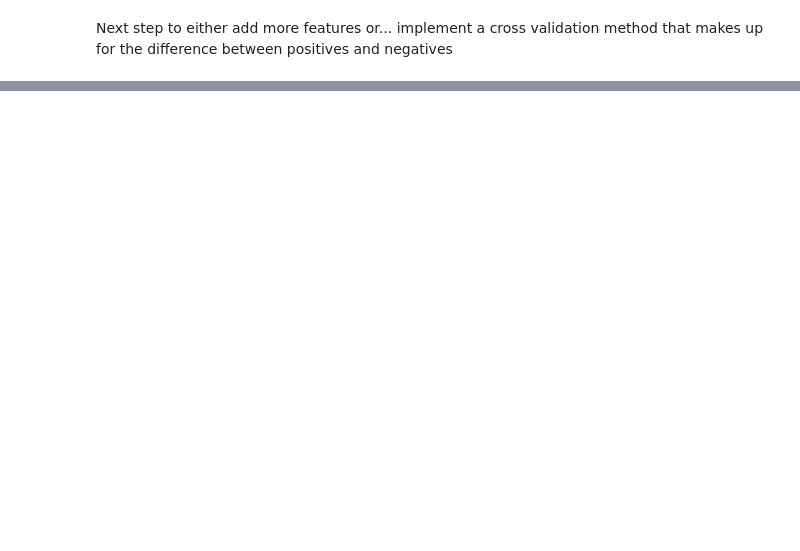
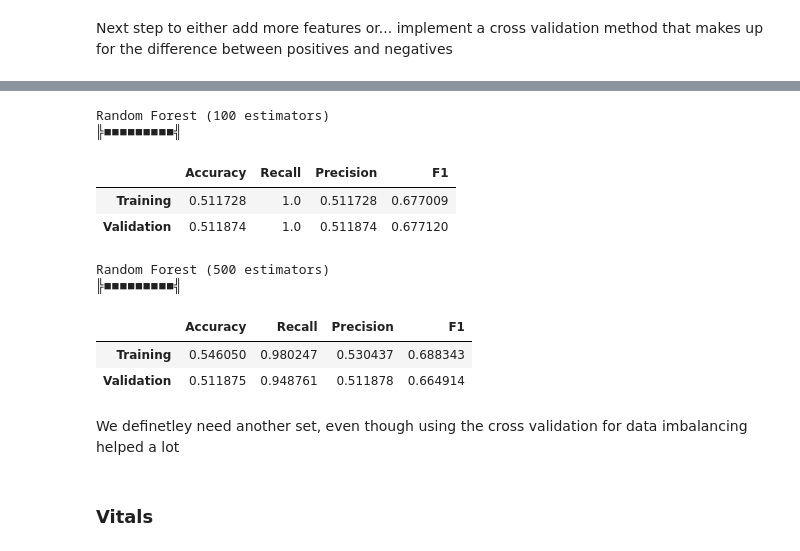
Before and after one commit to Sir-Slade/covid_prediction_project, a Jupyter notebook: PredictorExperiments.ipynb, the cells around one changed output, grey strips where cells are left out. Drawn from its saved outputs; the diff is of its cells as text; code cells hidden in the pictures; blank space fills up the shorter version.

```diff
--- a/PredictorExperiments.ipynb
+++ b/PredictorExperiments.ipynb
@@ -234,2 +305,4 @@ SVM
 # %% [markdown]
 Next step to either add more features or... implement a cross validation method that makes up for the difference between positives and negatives
+# %%
+run_models_cross_val(comorb, y[comorb.index], models, ratio_negatives_to_positives = 1)
@@ -235,0 +335,2 @@ Next step to either add more features or... implement a cross validation method
+# %%
+run_models_cross_val(comorb_ef, y[comorb_ef.index], models, hr_imputation=True, ratio_negatives_to_positives = 1)
@@ -235,0 +363,22 @@ Next step to either add more features or... implement a cross validation method
+# %%
+weighted_trees = {
+    "Random Forest (100 estimators)" : RandomForestClassifier(min_samples_leaf=30, class_weight={"Positive" : 1, "Negative" : .5}),
+    "Random Forest (500 estimators)" : RandomForestClassifier(n_estimators = 500, class_weight={"Positive" : 1, "Negative" : .5})
+}
+# %%
+run_models_cross_val(comorb_ef, y[comorb_ef.index], weighted_trees, hr_imputation=True, ratio_negatives_to_positives=1)
+# %% [output]
+Random Forest (100 estimators)
+╠■■■■■■■■■╣
+|  | Accuracy | Recall | Precision | F1 |
+| Training | 0.511728 | 1.0 | 0.511728 | 0.677009 |
+| Validation | 0.511874 | 1.0 | 0.511874 | 0.677120 |
+Random Forest (500 estimators)
+╠■■■■■■■■■╣
+|  | Accuracy | Recall | Precision | F1 |
+| Training | 0.546050 | 0.980247 | 0.530437 | 0.688343 |
+| Validation | 0.511875 | 0.948761 | 0.511878 | 0.664914 |
+# %% [markdown]
+We definetley need another set, even though using the cross validation for data imbalancing helped a lot
+# %% [markdown]
+### Vitals
```
Also changed, not shown: parts of 12 cells of this notebook.
